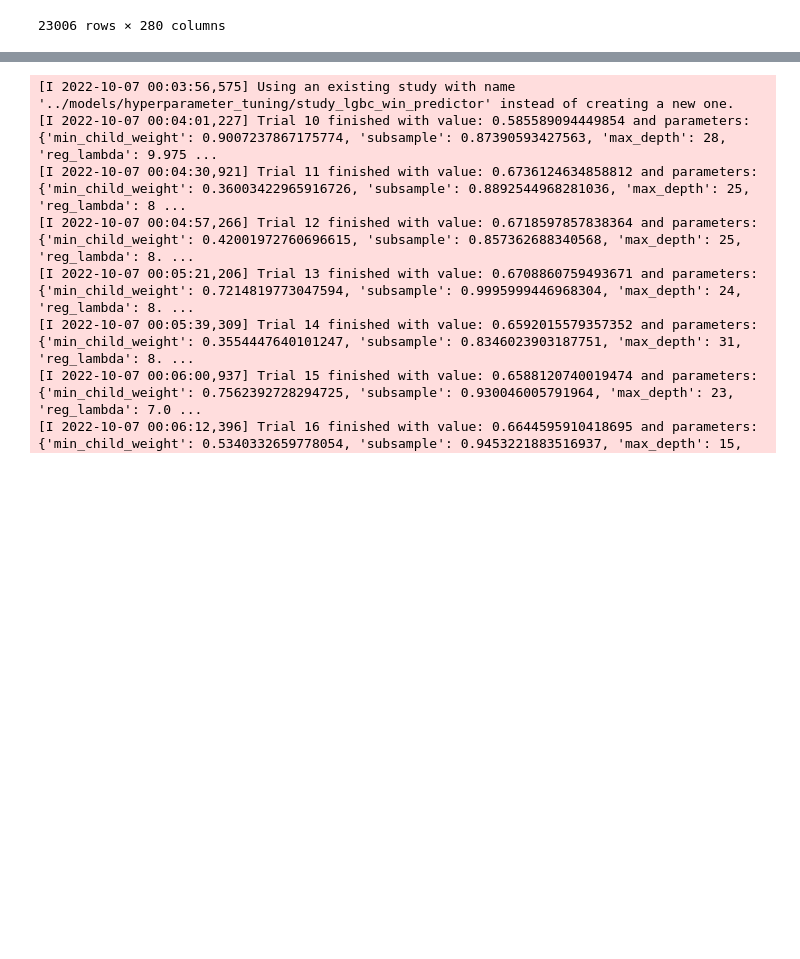
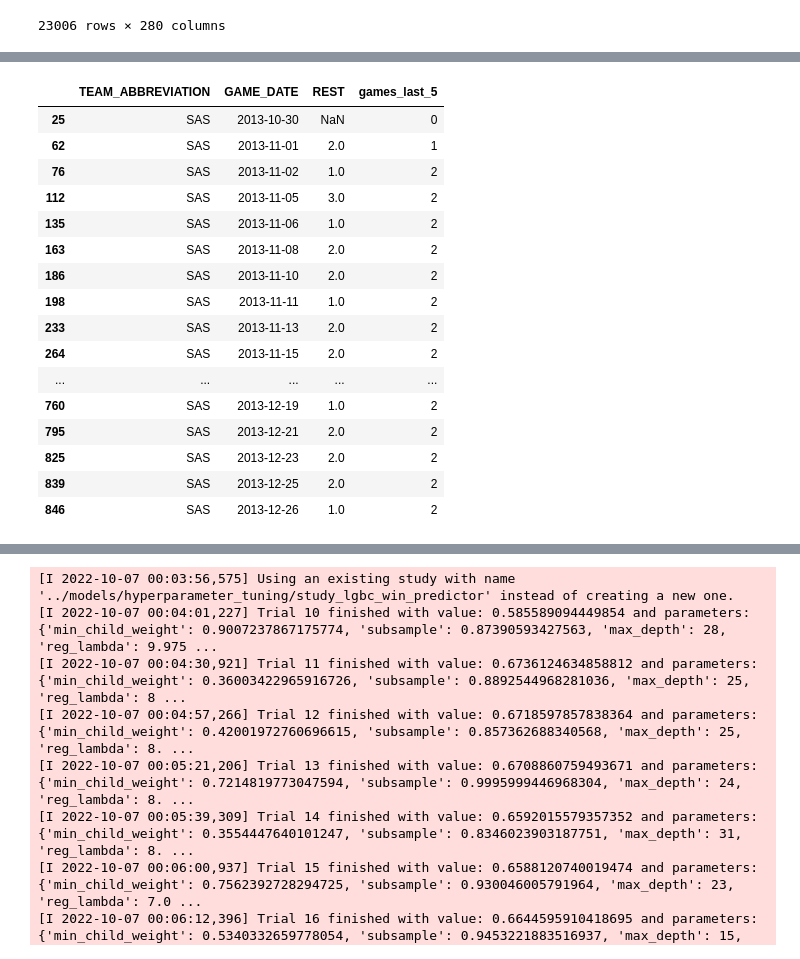
Before and after one commit to jnish23/NBA_Model_V2, a Jupyter notebook: notebooks/predicting_points_scored with_tracking_v2b.ipynb, the cells around one changed output, grey strips where cells are left out. Cells and saved outputs as stored; diff of their text form; code cells hidden in the pictures; blank space fills up the shorter version.

```diff
--- a/notebooks/predicting_points_scored with_tracking_v2b.ipynb
+++ b/notebooks/predicting_points_scored with_tracking_v2b.ipynb
@@ -893,0 +963,3 @@ team_stats_full = add_rest_days(team_stats_full)
+# %%
+test['games_last_5'] = test.assign(count=1).groupby(['TEAM_ABBREVIATION']).apply(lambda x: x.rolling('5D', on='GAME_DATE').sum())['count'].astype(int)-1
+test
@@ -894,3 +988,23 @@ team_stats_full = add_rest_days(team_stats_full)
+# %%
+test.loc[test['TEAM_ABBREVIATION'] == 'SAS'].head(30)
+# %% [output]
+|  | TEAM_ABBREVIATION | GAME_DATE | REST | games_last_5 |
+| 25 | SAS | 2013-10-30 | NaN | 0 |
+| 62 | SAS | 2013-11-01 | 2.0 | 1 |
+| 76 | SAS | 2013-11-02 | 1.0 | 2 |
+| 112 | SAS | 2013-11-05 | 3.0 | 2 |
+| 135 | SAS | 2013-11-06 | 1.0 | 2 |
+| 163 | SAS | 2013-11-08 | 2.0 | 2 |
+| 186 | SAS | 2013-11-10 | 2.0 | 2 |
+| 198 | SAS | 2013-11-11 | 1.0 | 2 |
+| 233 | SAS | 2013-11-13 | 2.0 | 2 |
+| 264 | SAS | 2013-11-15 | 2.0 | 2 |
+| ... | ... | ... | ... | ... |
+| 760 | SAS | 2013-12-19 | 1.0 | 2 |
+| 795 | SAS | 2013-12-21 | 2.0 | 2 |
+| 825 | SAS | 2013-12-23 | 2.0 | 2 |
+| 839 | SAS | 2013-12-25 | 2.0 | 2 |
+| 846 | SAS | 2013-12-26 | 1.0 | 2 |
 # %%
 team_stats_full_matchups = make_matchups_2(team_stats_full)
 # %%
```
Also changed, not shown: parts of 10 cells of this notebook, 9 other files.
